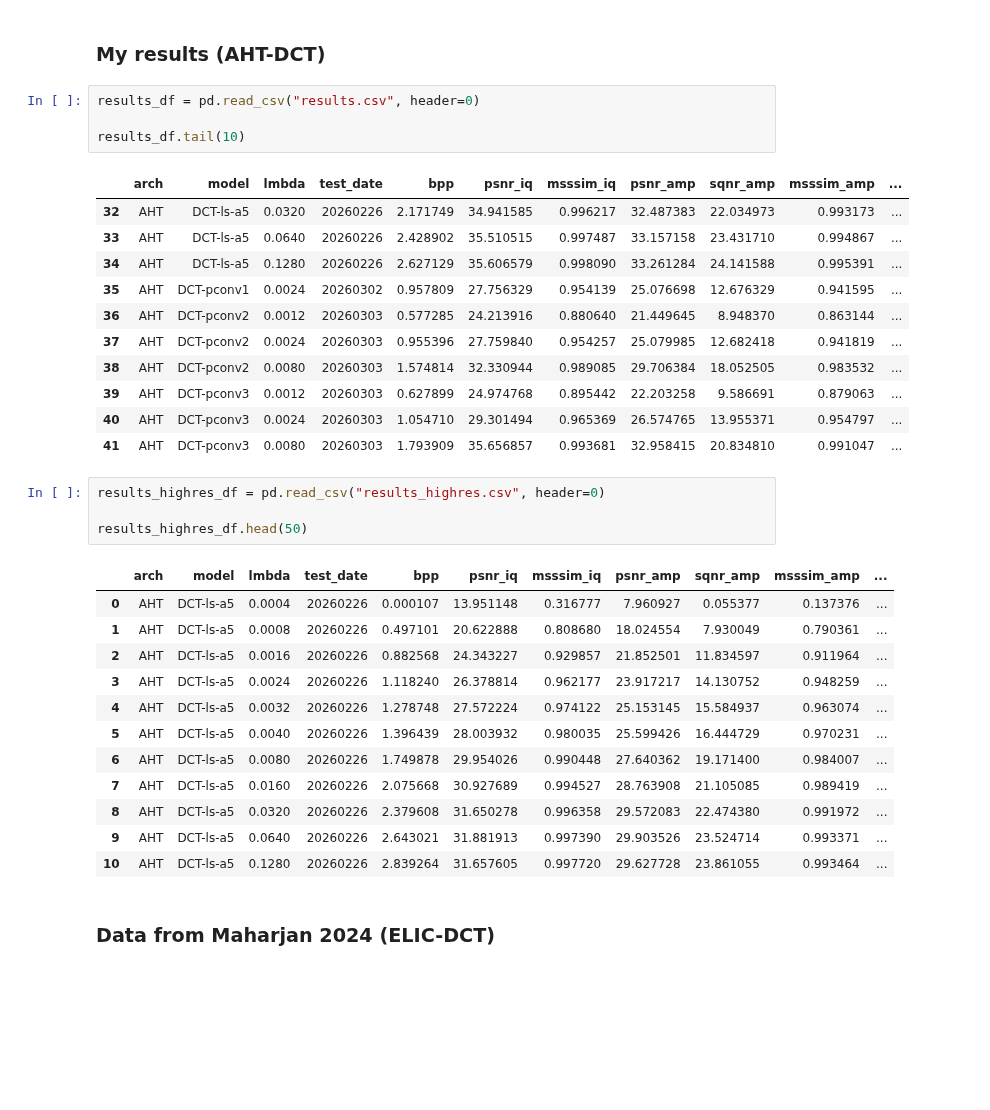
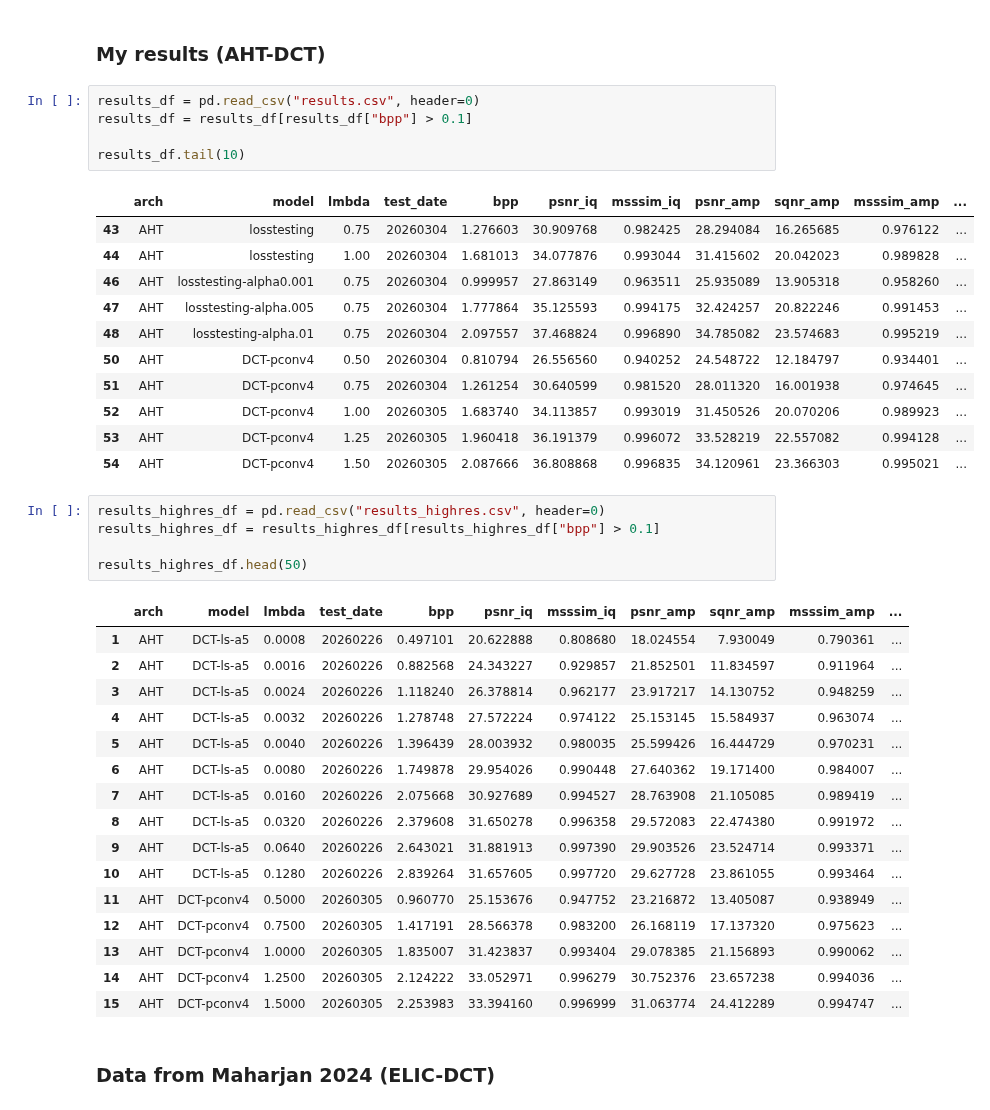
Before and after one commit to zb-umkc/PACT, a Jupyter notebook: analysis.ipynb, the cells around one changed output. Drawn from its saved outputs; the diff is of its cells as text; blank space fills up the shorter version.

```diff
--- a/analysis.ipynb
+++ b/analysis.ipynb
@@ -10,27 +10,28 @@ pd.set_option('display.max_columns', None)
 ### My results (AHT-DCT)
 # %%
 results_df = pd.read_csv("results.csv", header=0)
+results_df = results_df[results_df["bpp"] > 0.1]
 
 results_df.tail(10)
 # %% [output]
 |  | arch | model | lmbda | test_date | bpp | psnr_iq | msssim_iq | psnr_amp | sqnr_amp | msssim_amp | ... |
-| 32 | AHT | DCT-ls-a5 | 0.0320 | 20260226 | 2.171749 | 34.941585 | 0.996217 | 32.487383 | 22.034973 | 0.993173 | ... |
-| 33 | AHT | DCT-ls-a5 | 0.0640 | 20260226 | 2.428902 | 35.510515 | 0.997487 | 33.157158 | 23.431710 | 0.994867 | ... |
-| 34 | AHT | DCT-ls-a5 | 0.1280 | 20260226 | 2.627129 | 35.606579 | 0.998090 | 33.261284 | 24.141588 | 0.995391 | ... |
-| 35 | AHT | DCT-pconv1 | 0.0024 | 20260302 | 0.957809 | 27.756329 | 0.954139 | 25.076698 | 12.676329 | 0.941595 | ... |
-| 36 | AHT | DCT-pconv2 | 0.0012 | 20260303 | 0.577285 | 24.213916 | 0.880640 | 21.449645 | 8.948370 | 0.863144 | ... |
-| 37 | AHT | DCT-pconv2 | 0.0024 | 20260303 | 0.955396 | 27.759840 | 0.954257 | 25.079985 | 12.682418 | 0.941819 | ... |
-| 38 | AHT | DCT-pconv2 | 0.0080 | 20260303 | 1.574814 | 32.330944 | 0.989085 | 29.706384 | 18.052505 | 0.983532 | ... |
-| 39 | AHT | DCT-pconv3 | 0.0012 | 20260303 | 0.627899 | 24.974768 | 0.895442 | 22.203258 | 9.586691 | 0.879063 | ... |
-| 40 | AHT | DCT-pconv3 | 0.0024 | 20260303 | 1.054710 | 29.301494 | 0.965369 | 26.574765 | 13.955371 | 0.954797 | ... |
-| 41 | AHT | DCT-pconv3 | 0.0080 | 20260303 | 1.793909 | 35.656857 | 0.993681 | 32.958415 | 20.834810 | 0.991047 | ... |
+| 43 | AHT | losstesting | 0.75 | 20260304 | 1.276603 | 30.909768 | 0.982425 | 28.294084 | 16.265685 | 0.976122 | ... |
+| 44 | AHT | losstesting | 1.00 | 20260304 | 1.681013 | 34.077876 | 0.993044 | 31.415602 | 20.042023 | 0.989828 | ... |
+| 46 | AHT | losstesting-alpha0.001 | 0.75 | 20260304 | 0.999957 | 27.863149 | 0.963511 | 25.935089 | 13.905318 | 0.958260 | ... |
+| 47 | AHT | losstesting-alpha.005 | 0.75 | 20260304 | 1.777864 | 35.125593 | 0.994175 | 32.424257 | 20.822246 | 0.991453 | ... |
+| 48 | AHT | losstesting-alpha.01 | 0.75 | 20260304 | 2.097557 | 37.468824 | 0.996890 | 34.785082 | 23.574683 | 0.995219 | ... |
+| 50 | AHT | DCT-pconv4 | 0.50 | 20260304 | 0.810794 | 26.556560 | 0.940252 | 24.548722 | 12.184797 | 0.934401 | ... |
+| 51 | AHT | DCT-pconv4 | 0.75 | 20260304 | 1.261254 | 30.640599 | 0.981520 | 28.011320 | 16.001938 | 0.974645 | ... |
+| 52 | AHT | DCT-pconv4 | 1.00 | 20260305 | 1.683740 | 34.113857 | 0.993019 | 31.450526 | 20.070206 | 0.989923 | ... |
+| 53 | AHT | DCT-pconv4 | 1.25 | 20260305 | 1.960418 | 36.191379 | 0.996072 | 33.528219 | 22.557082 | 0.994128 | ... |
+| 54 | AHT | DCT-pconv4 | 1.50 | 20260305 | 2.087666 | 36.808868 | 0.996835 | 34.120961 | 23.366303 | 0.995021 | ... |
 # %%
 results_highres_df = pd.read_csv("results_highres.csv", header=0)
+results_highres_df = results_highres_df[results_highres_df["bpp"] > 0.1]
 
 results_highres_df.head(50)
 # %% [output]
 |  | arch | model | lmbda | test_date | bpp | psnr_iq | msssim_iq | psnr_amp | sqnr_amp | msssim_amp | ... |
-| 0 | AHT | DCT-ls-a5 | 0.0004 | 20260226 | 0.000107 | 13.951148 | 0.316777 | 7.960927 | 0.055377 | 0.137376 | ... |
 | 1 | AHT | DCT-ls-a5 | 0.0008 | 20260226 | 0.497101 | 20.622888 | 0.808680 | 18.024554 | 7.930049 | 0.790361 | ... |
 | 2 | AHT | DCT-ls-a5 | 0.0016 | 20260226 | 0.882568 | 24.343227 | 0.929857 | 21.852501 | 11.834597 | 0.911964 | ... |
 | 3 | AHT | DCT-ls-a5 | 0.0024 | 20260226 | 1.118240 | 26.378814 | 0.962177 | 23.917217 | 14.130752 | 0.948259 | ... |
@@ -41,6 +42,11 @@ results_highres_df.head(50)
 | 8 | AHT | DCT-ls-a5 | 0.0320 | 20260226 | 2.379608 | 31.650278 | 0.996358 | 29.572083 | 22.474380 | 0.991972 | ... |
 | 9 | AHT | DCT-ls-a5 | 0.0640 | 20260226 | 2.643021 | 31.881913 | 0.997390 | 29.903526 | 23.524714 | 0.993371 | ... |
 | 10 | AHT | DCT-ls-a5 | 0.1280 | 20260226 | 2.839264 | 31.657605 | 0.997720 | 29.627728 | 23.861055 | 0.993464 | ... |
+| 11 | AHT | DCT-pconv4 | 0.5000 | 20260305 | 0.960770 | 25.153676 | 0.947752 | 23.216872 | 13.405087 | 0.938949 | ... |
+| 12 | AHT | DCT-pconv4 | 0.7500 | 20260305 | 1.417191 | 28.566378 | 0.983200 | 26.168119 | 17.137320 | 0.975623 | ... |
+| 13 | AHT | DCT-pconv4 | 1.0000 | 20260305 | 1.835007 | 31.423837 | 0.993404 | 29.078385 | 21.156893 | 0.990062 | ... |
+| 14 | AHT | DCT-pconv4 | 1.2500 | 20260305 | 2.124222 | 33.052971 | 0.996279 | 30.752376 | 23.657238 | 0.994036 | ... |
+| 15 | AHT | DCT-pconv4 | 1.5000 | 20260305 | 2.253983 | 33.394160 | 0.996999 | 31.063774 | 24.412289 | 0.994747 | ... |
 # %% [markdown]
 ### Data from Maharjan 2024 (ELIC-DCT)
 # %%
```
Also changed, not shown: parts of 4 cells of this notebook, 7 other files.
